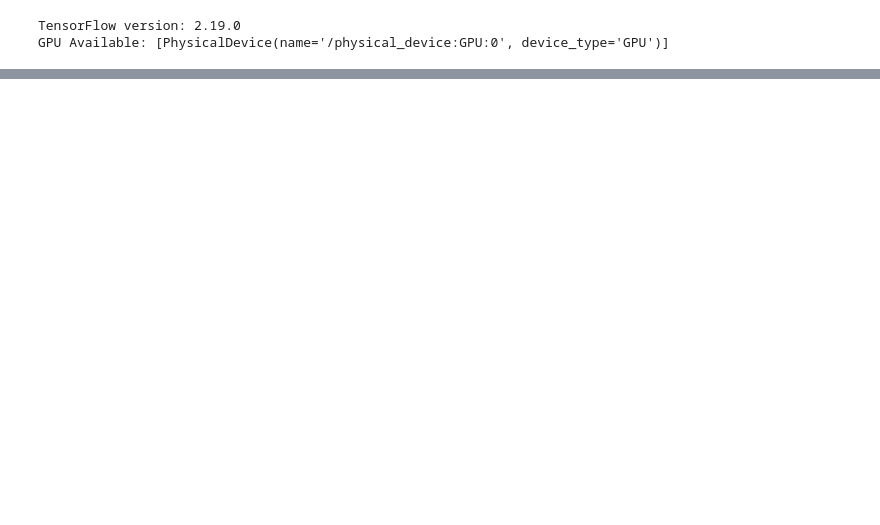
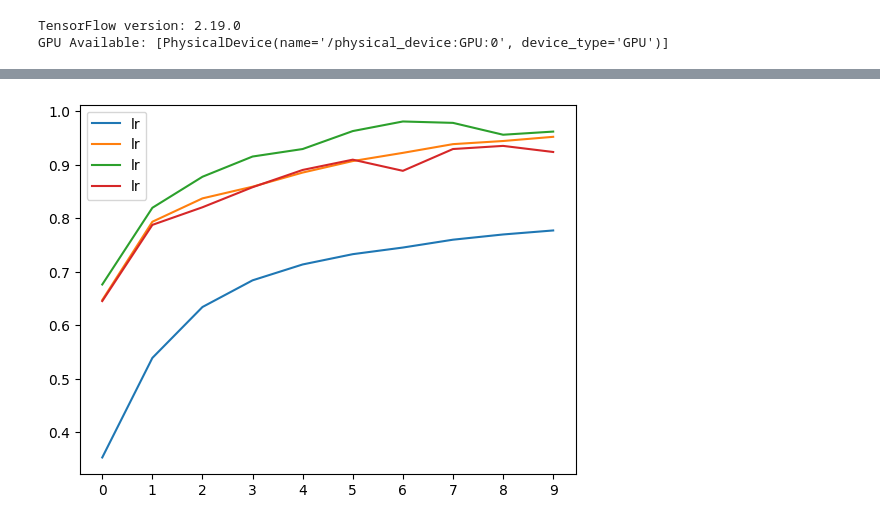
Before and after one commit to Snig2415/ML_Zoomcamp_2025, a Jupyter notebook: Module08/deepLearn.ipynb, the cells around one changed output, grey strips where cells are left out. Cells and saved outputs as stored; diff of their text form; code cells hidden in the pictures; blank space fills up the shorter version.

```diff
--- a/Module08/deepLearn.ipynb
+++ b/Module08/deepLearn.ipynb
@@ -276,0 +342,9 @@ GPU Available: [PhysicalDevice(name='/physical_device:GPU:0', device_type='GPU')
+# %%
+scores = {}
+
+for lr in [0.0001, 0.001, 0.01, 0.1]:                                       #Loop through different learning rates.
+    print(lr)
+
+    model= make_model(lr)                                                   #creates a model configured with the learning rate lr.
+    history= model.fit(train_ds,epochs=10,validation_data = val_ds)          #means the model will also check performance on validation data after each epoch.
+    scores[lr]= history.history                                             #Train the model on your training dataset train_ds for 10 epochs.
@@ -276,0 +356,13 @@ GPU Available: [PhysicalDevice(name='/physical_device:GPU:0', device_type='GPU')
+# %%
+for lr, hist in scores.items():
+    plt.plot(hist['accuracy'], label="lr")
+    plt.xticks(np.arange(10))
+plt.legend();
+
+
+# Loop through each learning rate and its history.
+# plt.plot(hist['accuracy'], label="lr") plots the training accuracy for 10 epochs.
+# plt.xticks(np.arange(10)) sets the x-axis to show epochs from 0 to 9.
+# plt.legend() shows a legend with the learning rate labels (note: in your code, "lr" will just be a string; it should be label=str(lr) to show actual values).
+# %% [output]
+[figure, added]
```
Also changed, not shown: parts of 26 cells of this notebook.
